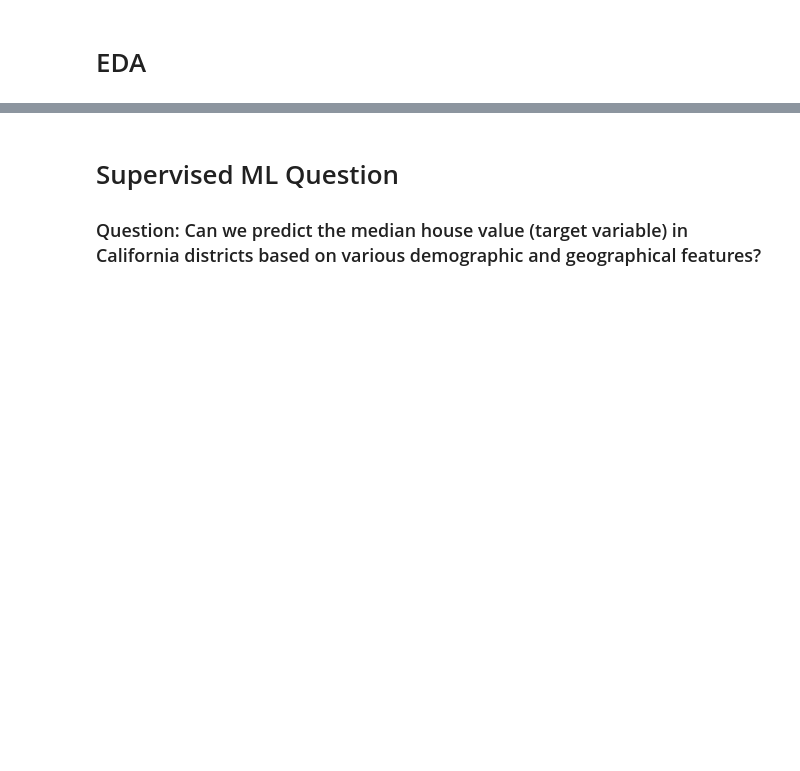
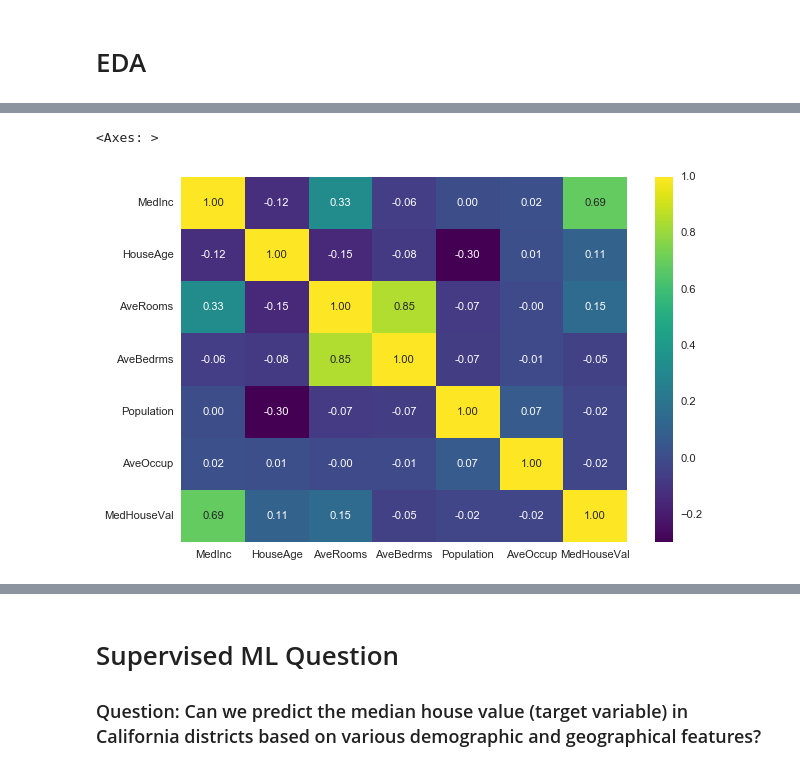
Before and after one commit to efyrb4/dsda-zdat2003-assessment-2-efyrb4, a Jupyter notebook: src/ML_experiments.ipynb, the cells around one changed output, grey strips where cells are left out. Drawn from its saved outputs; the diff is of its cells as text; code cells hidden in the pictures; blank space fills up the shorter version.

```diff
--- a/src/ML_experiments.ipynb
+++ b/src/ML_experiments.ipynb
@@ -137,0 +170,8 @@ plt.show()
+# %%
+sns.heatmap(numerical_features.corr(),
+             annot=True,
+               cmap = 'viridis',
+                 fmt='.2f')
+# %% [output]
+<Axes: >
+[figure, added]
```
Also changed, not shown: parts of 12 cells of this notebook.
